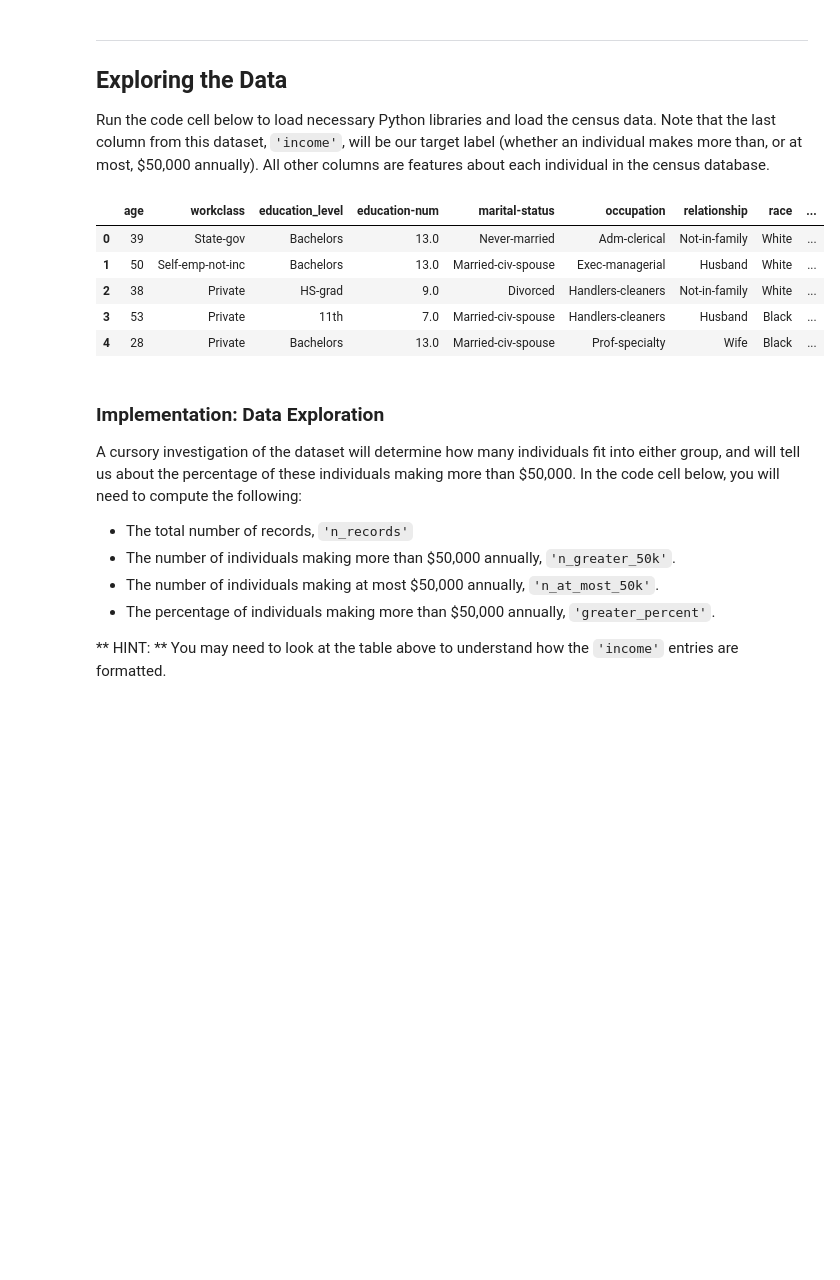
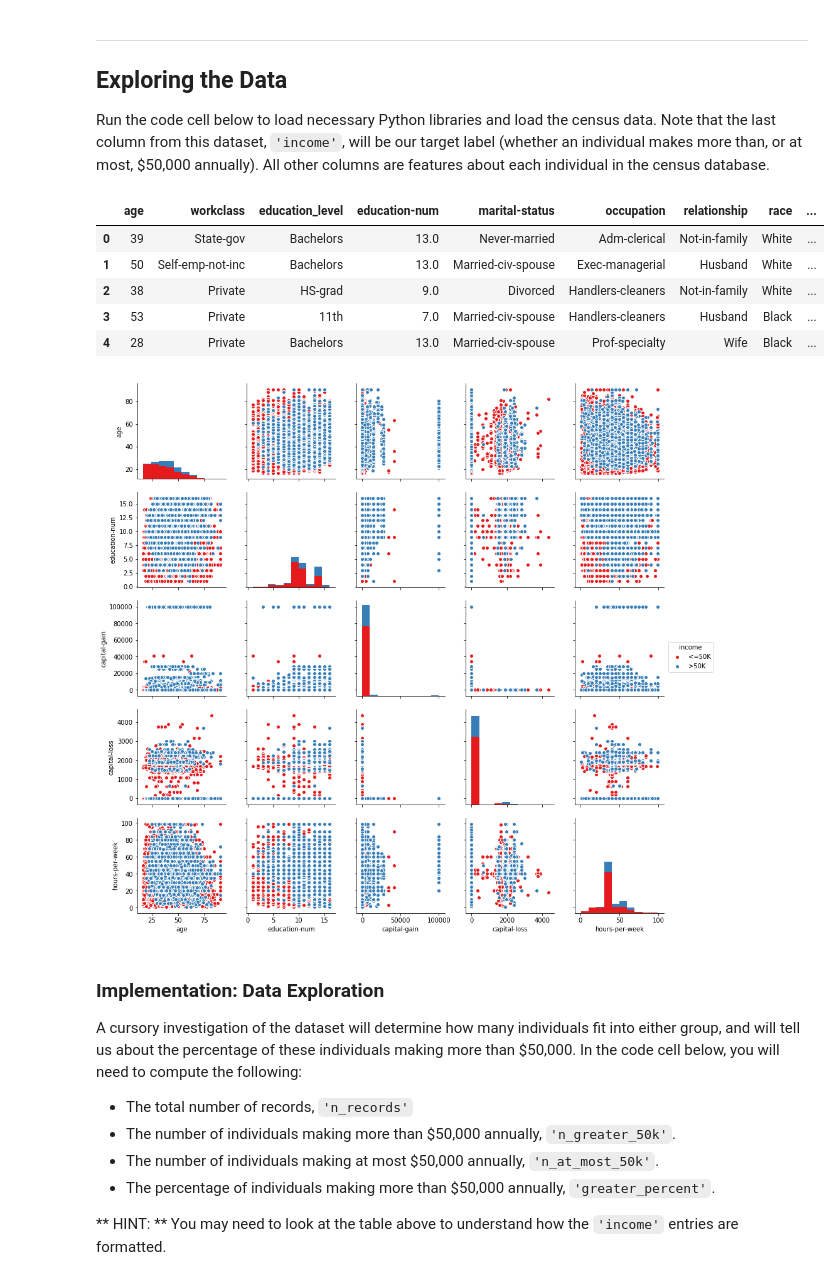
Before and after one commit to proteinfinder/Finding-donors, a Jupyter notebook: finding_donors.ipynb, the cells around one changed output. Drawn from its saved outputs; the diff is of its cells as text; code cells hidden in the pictures; blank space fills up the shorter version.

```diff
--- a/finding_donors.ipynb
+++ b/finding_donors.ipynb
@@ -21,28 +21,32 @@ Run the code cell below to load necessary Python libraries and load the census d
 # %%
 # Import libraries necessary for this project
 import numpy as np
 import pandas as pd
 from time import time
+import seaborn as sns
 from IPython.display import display # Allows the use of display() for DataFrames
 
 # Import supplementary visualization code visuals.py
 import visuals as vs
 
 # Pretty display for notebooks
 %matplotlib inline
 
 # Load the Census dataset
 data = pd.read_csv("census.csv")
+sns.pairplot(data,palette='Set1',hue='income')
+# sns.factorplot(x='education-num',y='age',data=data, hue='income',kind='box')
+# Success - Display the first record
 
-# Success - Display the first record
 display(data.head(n=5))
 # %% [output]
 |  | age | workclass | education_level | education-num | marital-status | occupation | relationship | race | ... |
 | 0 | 39 | State-gov | Bachelors | 13.0 | Never-married | Adm-clerical | Not-in-family | White | ... |
 | 1 | 50 | Self-emp-not-inc | Bachelors | 13.0 | Married-civ-spouse | Exec-managerial | Husband | White | ... |
 | 2 | 38 | Private | HS-grad | 9.0 | Divorced | Handlers-cleaners | Not-in-family | White | ... |
 | 3 | 53 | Private | 11th | 7.0 | Married-civ-spouse | Handlers-cleaners | Husband | Black | ... |
 | 4 | 28 | Private | Bachelors | 13.0 | Married-civ-spouse | Prof-specialty | Wife | Black | ... |
+[figure, added]
 # %% [markdown]
 ### Implementation: Data Exploration
 A cursory investigation of the dataset will determine how many individuals fit into either group, and will tell us about the percentage of these individuals making more than \$50,000. In the code cell below, you will need to compute the following:
```
Also changed, not shown: parts of 11 cells of this notebook, 1 other file.
